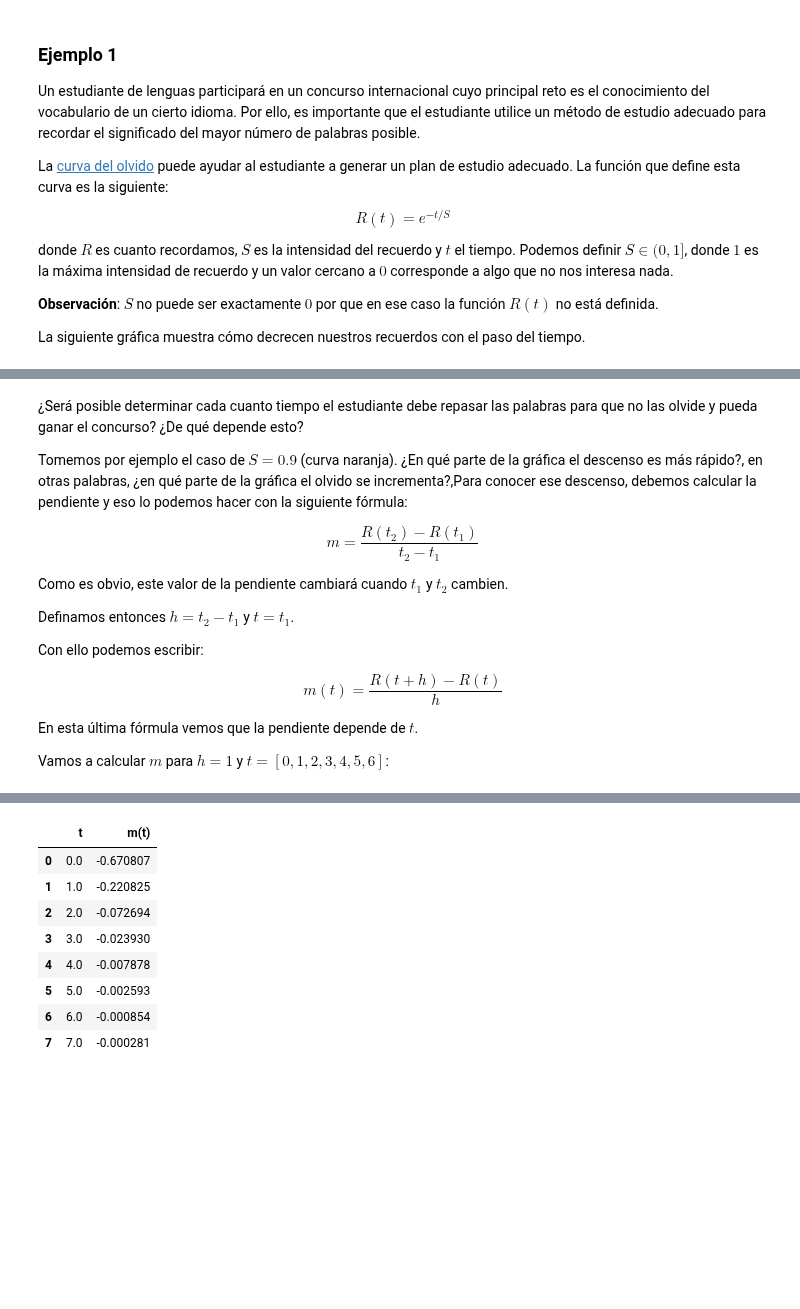
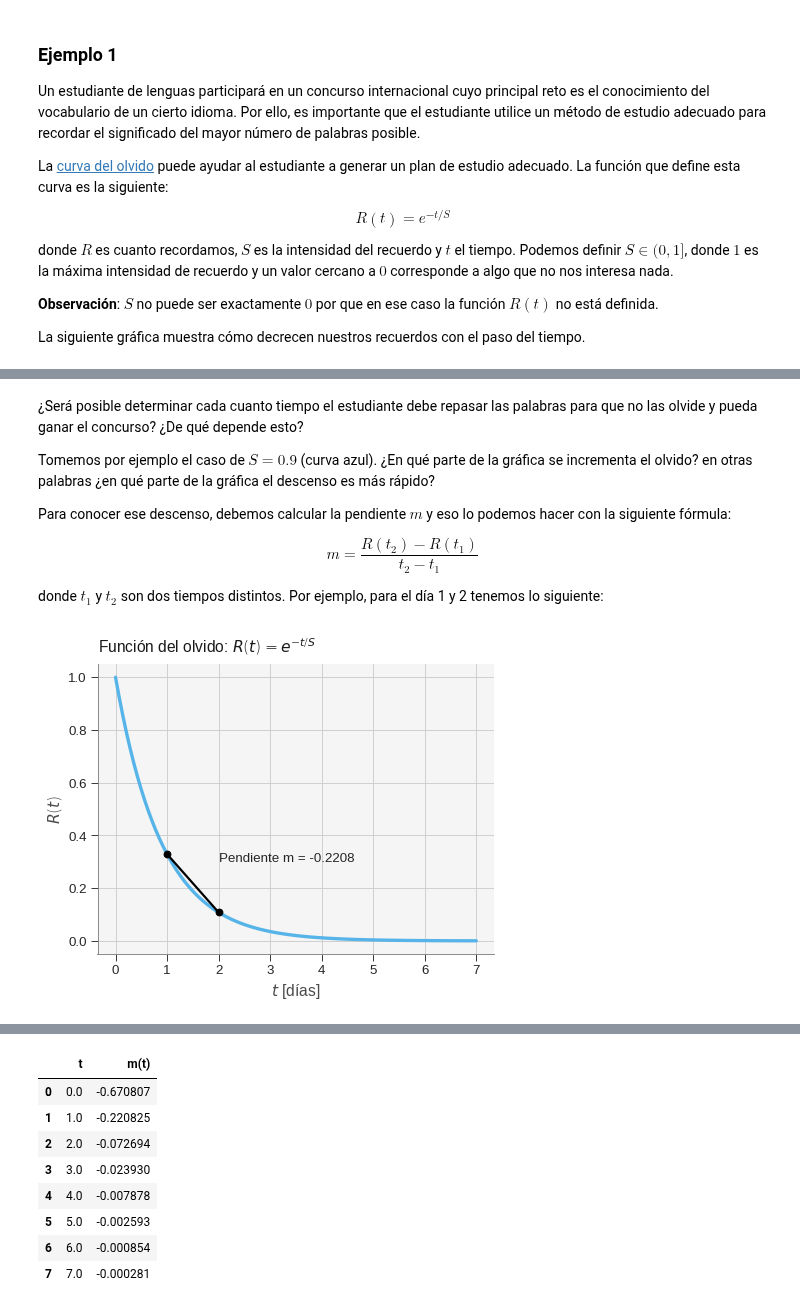
Before and after one commit to luiggix/macti_notes, a Jupyter notebook: Derivada/LaDerivada.ipynb, the cells around one changed output, grey strips where cells are left out. Cells and saved outputs as stored; diff of their text form; code cells hidden in the pictures; blank space fills up the shorter version.

```diff
--- a/Derivada/LaDerivada.ipynb
+++ b/Derivada/LaDerivada.ipynb
@@ -96,22 +94,27 @@ plt.show()
 # %% [markdown]
 ¿Será posible determinar cada cuanto tiempo el estudiante debe repasar las palabras para que no las olvide y pueda ganar el concurso? ¿De qué depende esto?
 
-Tomemos por ejemplo el caso de $S=0.9$ (curva naranja). ¿En qué parte de la gráfica el descenso es más rápido?, en otras palabras, ¿en qué parte de la gráfica el olvido se incrementa?,Para conocer ese descenso, debemos calcular la pendiente y eso lo podemos hacer con la siguiente fórmula:
+Tomemos por ejemplo el caso de $S=0.9$ (curva azul). ¿En qué parte de la gráfica se incrementa el olvido? en otras palabras ¿en qué parte de la gráfica el descenso es más rápido?
+
+Para conocer ese descenso, debemos calcular la pendiente $m$ y eso lo podemos hacer con la siguiente fórmula:
 
 $$
-m = \frac{R(t_2) - R(t_1)}{t_2 - t_1}
+m = \frac{R(t_2) - R(t_1)}{t_2 - t_1} \tag{1}
 $$
 
-Como es obvio, este valor de la pendiente cambiará cuando $t_1$ y $t_2$ cambien.
-
-Definamos entonces $h = t_2 - t_1$ y $t = t_1$.
-
-Con ello podemos escribir:
-
-$$
-m(t) = \frac{R(t + h) - R(t)}{h}
-$$
-
-En esta última fórmula vemos que la pendiente depende de $t$.
-
-Vamos a calcular $m$ para $h = 1$ y $t = [0,1,2,3,4,5,6]$:
+donde $t_1$ y $t_2$ son dos tiempos distintos. Por ejemplo, para el día 1 y 2 tenemos lo siguiente:
+# %%
+t1 = 1
+t2 = 2
+pendiente_m = (R(t2) - R(t1) ) / (t2-t1)
+
+plt.title("Función del olvido: $R(t)=e^{-t/S}$")
+plt.ylabel("$R(t)$")
+plt.xlabel("$t$ [días]")
+plt.text(2,0.3,'Pendiente m = {:5.4}'.format(pendiente_m))
+
+plt.plot(t, R(t), lw=3, c='C02')
+plt.plot([1,2], [R(1), R(2)], 'o-', zorder=5)
+plt.show()
+# %% [output]
+[figure, added]
```
Also changed, not shown: parts of 12 cells of this notebook, 3 other files.
